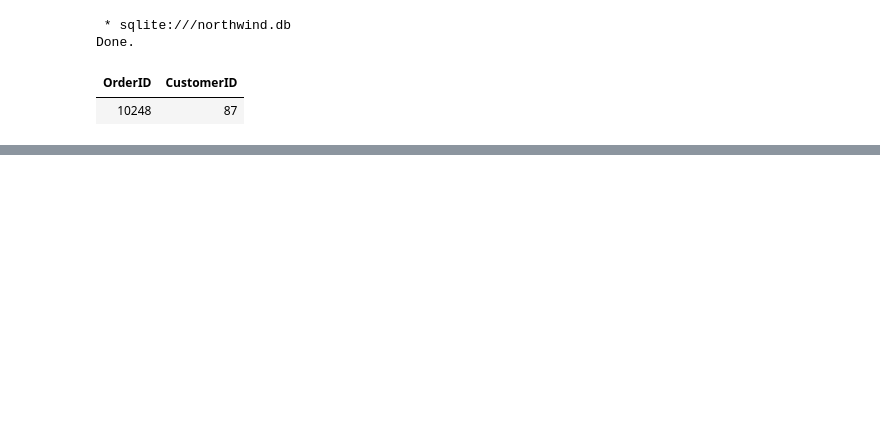
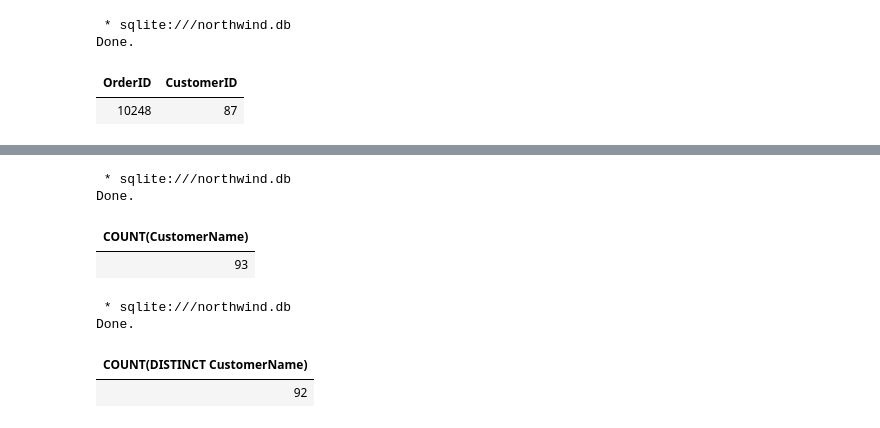
Before and after one commit to MAK8405/SQL, a Jupyter notebook: SQL.ipynb, the cells around one changed output, grey strips where cells are left out. Cells and saved outputs as stored; diff of their text form; code cells hidden in the pictures; blank space fills up the shorter version.

```diff
--- a/SQL.ipynb
+++ b/SQL.ipynb
@@ -481,0 +496,17 @@ Done.
+# %%
+%%sql
+SELECT COUNT(CustomerName) FROM Customers;
+# %% [output]
+ * sqlite:///northwind.db
+Done.
+| COUNT(CustomerName) |
+| 93 |
+# %%
+%%sql
+--DISTINCT will get rid of all duplicate rows
+SELECT COUNT(DISTINCT CustomerName) FROM Customers;
+# %% [output]
+ * sqlite:///northwind.db
+Done.
+| COUNT(DISTINCT CustomerName) |
+| 92 |
```
Also changed, not shown: parts of 5 cells of this notebook.
